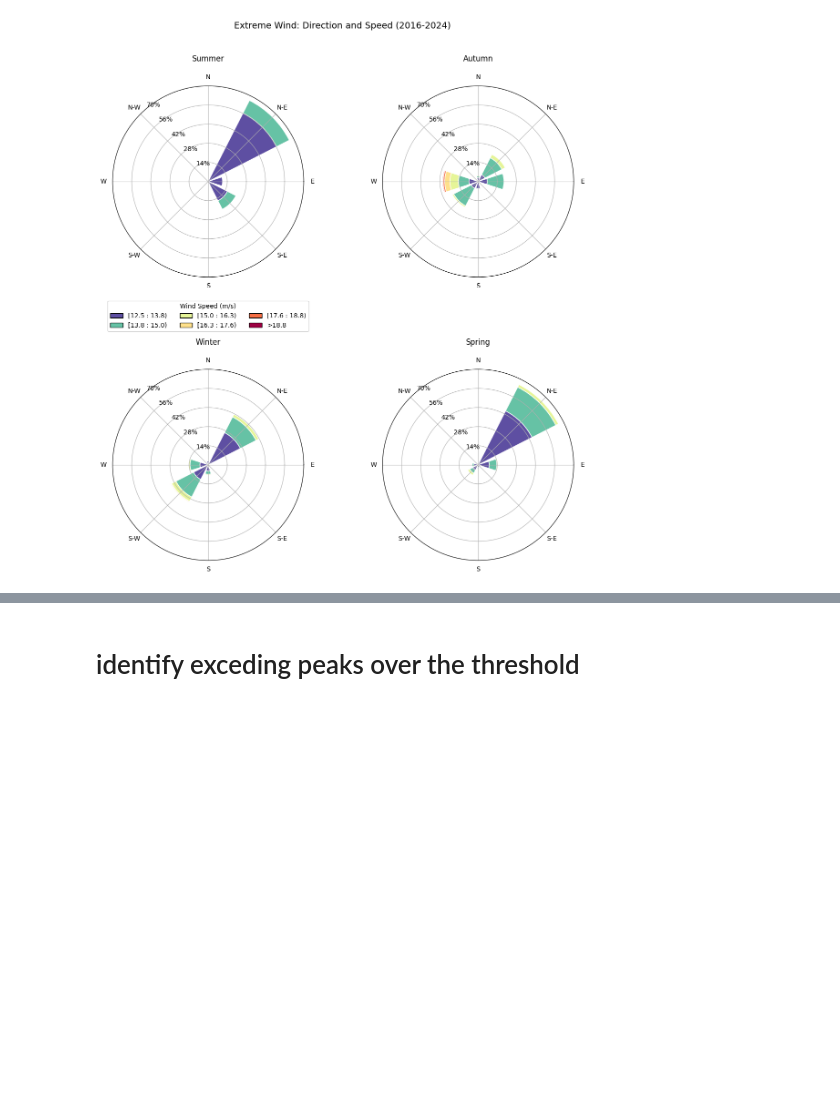
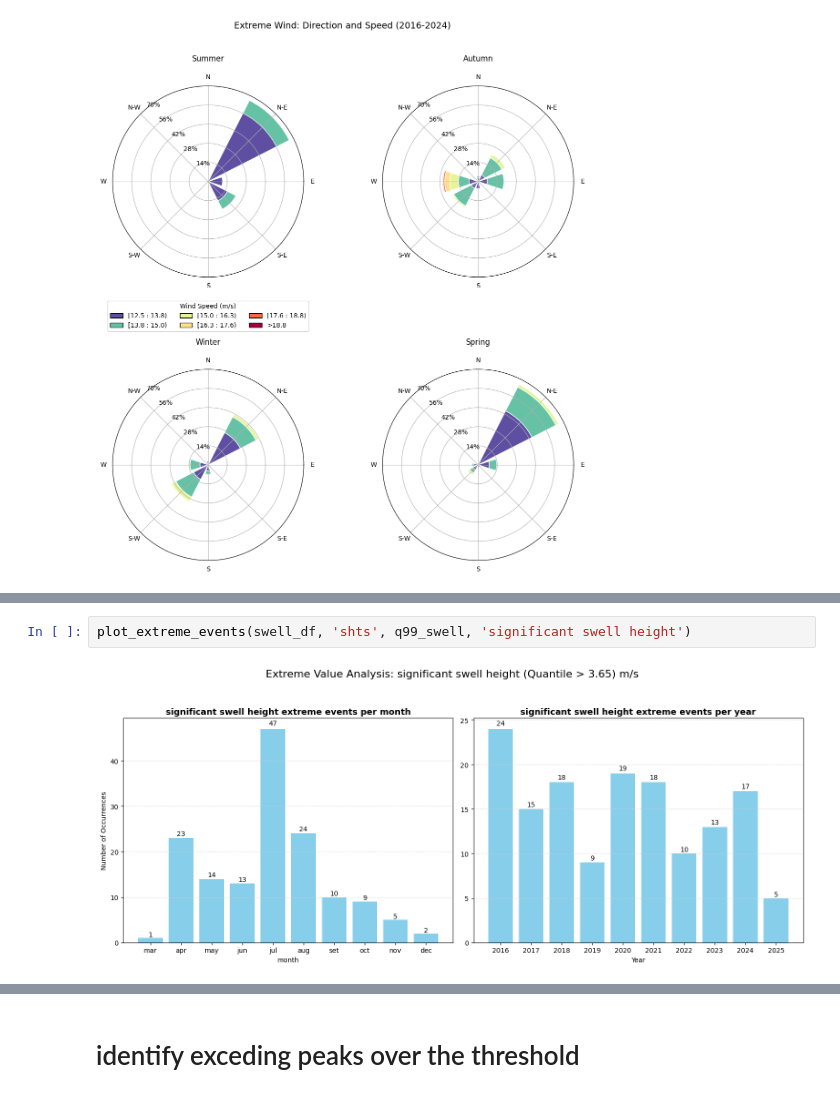
Before and after one commit to loclisam/SARC_LISA_2025, a Jupyter notebook: meteocean_organized_v1.ipynb, the cells around one changed output, grey strips where cells are left out. Saved outputs shown, nothing was run; the diff lists cells and outputs as text; blank space fills up the shorter version.

```diff
--- a/meteocean_organized_v1.ipynb
+++ b/meteocean_organized_v1.ipynb
@@ -919,0 +986,4 @@ plt.show()
+# %%
+plot_extreme_events(swell_df, 'shts', q99_swell, 'significant swell height')
+# %% [output]
+[figure, added]
```
Also changed, not shown: parts of 23 cells of this notebook.
